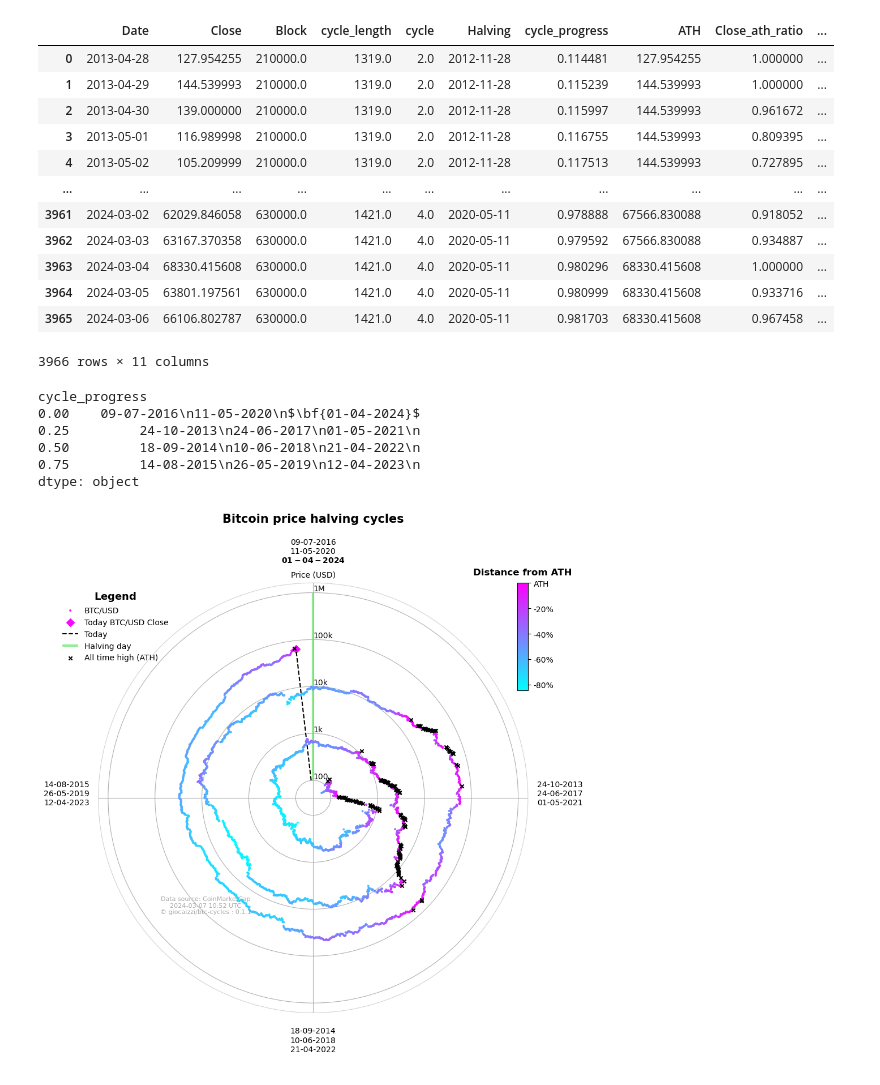
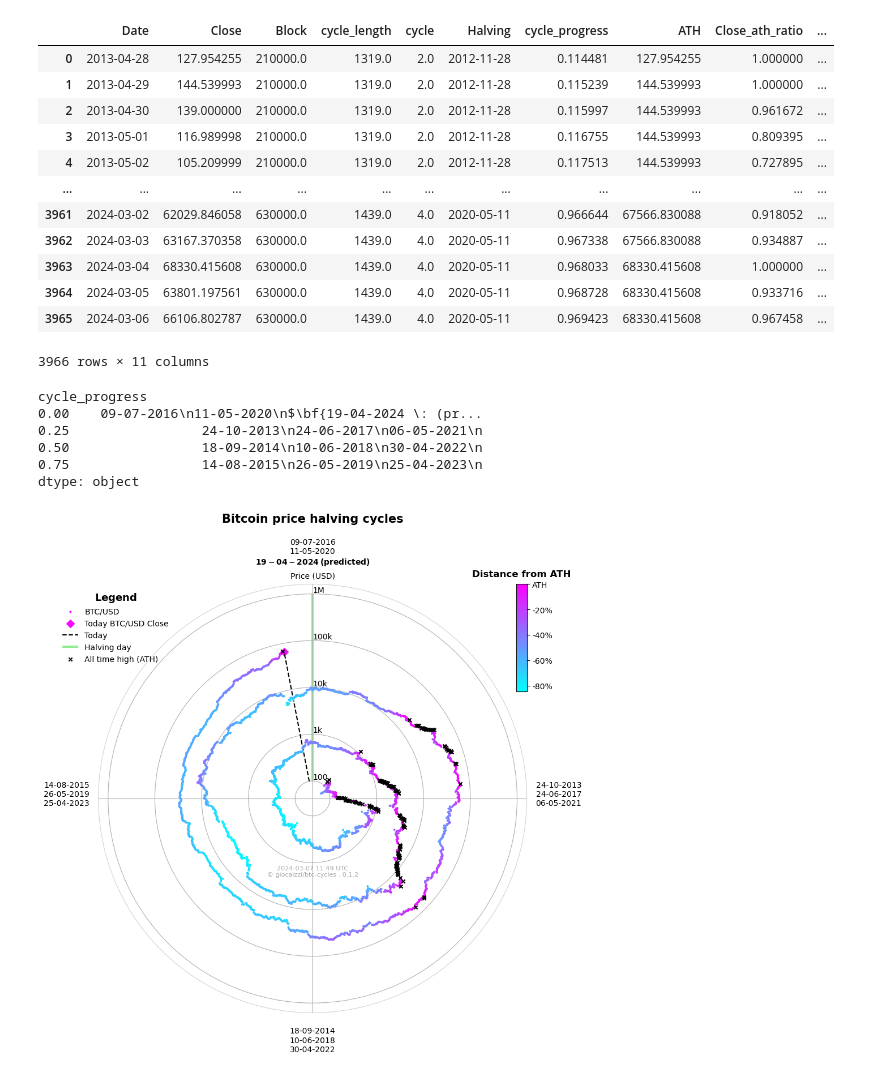
Before and after one commit to giocaizzi/btc-cycles, a Jupyter notebook: bitcoin.ipynb, the cells around one changed output. Drawn from its saved outputs; the diff is of its cells as text; code cells hidden in the pictures.

Commit message:
predicted halving date

```diff
--- a/bitcoin.ipynb
+++ b/bitcoin.ipynb
@@ -24,3 +27,7 @@ df = scraper.get_dataframe()
 # %%
 # inizio analisi (timestamp=0)
 inizio=datetime.datetime(2013,1,1).timestamp()
+# %%
+url = "https://api.watcher.guru/bitcoinhalving/predictions"
+current_status=requests.get(url).json()
+current_status
@@ -27,5 +41,5 @@ inizio=datetime.datetime(2013,1,1).timestamp()
 # %%
-btc_predicted_halving = datetime.datetime(2024,4,1)
+btc_predicted_halving = datetime.datetime.fromtimestamp(current_status["target"]["predicted_timestamp"])
 # %%
 history = pd.DataFrame({"Date":[
     datetime.datetime(2009,1,3),
@@ -82,11 +96,11 @@ prices
 | 3 | 2013-05-01 | 116.989998 | 210000.0 | 1319.0 | 2.0 | 2012-11-28 | 0.116755 | 144.539993 | 0.809395 | ... |
 | 4 | 2013-05-02 | 105.209999 | 210000.0 | 1319.0 | 2.0 | 2012-11-28 | 0.117513 | 144.539993 | 0.727895 | ... |
 | ... | ... | ... | ... | ... | ... | ... | ... | ... | ... | ... |
-| 3961 | 2024-03-02 | 62029.846058 | 630000.0 | 1421.0 | 4.0 | 2020-05-11 | 0.978888 | 67566.830088 | 0.918052 | ... |
-| 3962 | 2024-03-03 | 63167.370358 | 630000.0 | 1421.0 | 4.0 | 2020-05-11 | 0.979592 | 67566.830088 | 0.934887 | ... |
-| 3963 | 2024-03-04 | 68330.415608 | 630000.0 | 1421.0 | 4.0 | 2020-05-11 | 0.980296 | 68330.415608 | 1.000000 | ... |
-| 3964 | 2024-03-05 | 63801.197561 | 630000.0 | 1421.0 | 4.0 | 2020-05-11 | 0.980999 | 68330.415608 | 0.933716 | ... |
-| 3965 | 2024-03-06 | 66106.802787 | 630000.0 | 1421.0 | 4.0 | 2020-05-11 | 0.981703 | 68330.415608 | 0.967458 | ... |
+| 3961 | 2024-03-02 | 62029.846058 | 630000.0 | 1439.0 | 4.0 | 2020-05-11 | 0.966644 | 67566.830088 | 0.918052 | ... |
+| 3962 | 2024-03-03 | 63167.370358 | 630000.0 | 1439.0 | 4.0 | 2020-05-11 | 0.967338 | 67566.830088 | 0.934887 | ... |
+| 3963 | 2024-03-04 | 68330.415608 | 630000.0 | 1439.0 | 4.0 | 2020-05-11 | 0.968033 | 68330.415608 | 1.000000 | ... |
+| 3964 | 2024-03-05 | 63801.197561 | 630000.0 | 1439.0 | 4.0 | 2020-05-11 | 0.968728 | 68330.415608 | 0.933716 | ... |
+| 3965 | 2024-03-06 | 66106.802787 | 630000.0 | 1439.0 | 4.0 | 2020-05-11 | 0.969423 | 68330.415608 | 0.967458 | ... |
 3966 rows × 11 columns
 # %%
 cycle_progress_dates=[]
@@ -103,16 +117,16 @@ cycle_progress_dates = cycle_progress_dates.groupby("cycle_progress")[["Date"]].
     lambda x: ''.join(f'{label}\n' for label in x["Date"].dt.strftime("%d-%m-%Y").to_list())
 )
 
-predicted_halving_string = r'$\bf{{{}}}$'.format(btc_predicted_halving.strftime("%d-%m-%Y"))
+predicted_halving_string = r'$\bf{{{} \: (predicted)}}$'.format(btc_predicted_halving.strftime("%d-%m-%Y"))
 
 cycle_progress_dates.iloc[0] = cycle_progress_dates.iloc[0] + predicted_halving_string
 cycle_progress_dates
 # %% [output]
 cycle_progress
-0.00    09-07-2016\n11-05-2020\n$\bf{01-04-2024}$
-0.25         24-10-2013\n24-06-2017\n01-05-2021\n
-0.50         18-09-2014\n10-06-2018\n21-04-2022\n
-0.75         14-08-2015\n26-05-2019\n12-04-2023\n
+0.00    09-07-2016\n11-05-2020\n$\bf{19-04-2024 \: (pr...
+0.25                 24-10-2013\n24-06-2017\n06-05-2021\n
+0.50                 18-09-2014\n10-06-2018\n30-04-2022\n
+0.75                 14-08-2015\n26-05-2019\n25-04-2023\n
 dtype: object
 # %%
 # Create a polar subplot
@@ -256,34 +270,32 @@ inset_ax = inset_axes(
 
 cbar = f.colorbar(
     sm,
     cax=inset_ax,
     orientation="vertical",
     ticks=[0, -0.2, -0.4, -0.6, -0.8, -1],
 )
 cbar.ax.set_yticklabels(["ATH", "-20%", "-40%", "-60%", "-80%", "-100%"])
 inset_ax.set_title("Distance from ATH", fontdict={"fontweight": "bold"}, pad=10)
 
 date = datetime.datetime.utcnow()
 date_text = date.strftime("%Y-%m-%d %H:%M UTC")
 
 # date, and copyright
 axes.annotate(
     (
-        'Data source: CoinMarketCap\n'
         f'{date_text}\n'
         f"© giocaizzi/btc-cycles : {__version__}"
     ),
-    xy=(0.25, 0.25),
-    xytext=(0.25, 0.25),
+    xy=(0.5, 0.33),
     xycoords="axes fraction",
     textcoords="axes fraction",
     fontsize=8,
     ha="center",
     va="center",
     color="darkgrey",
 )
 
 f.tight_layout()
 f.savefig("bitcoin", dpi=300)
 # %% [output]
-[figure, old version]
+[figure, new version]
```
Also changed, not shown: parts of 5 cells of this notebook, 2 other files.
